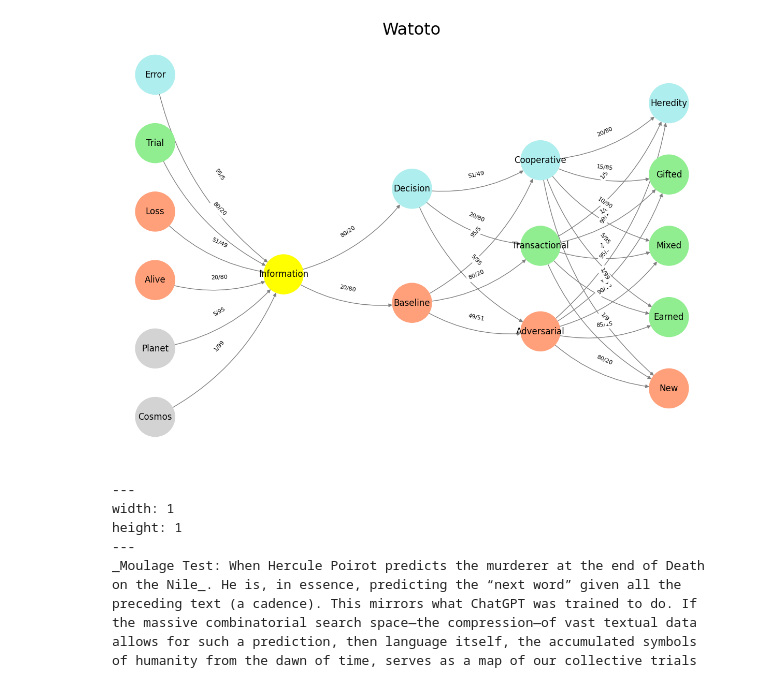
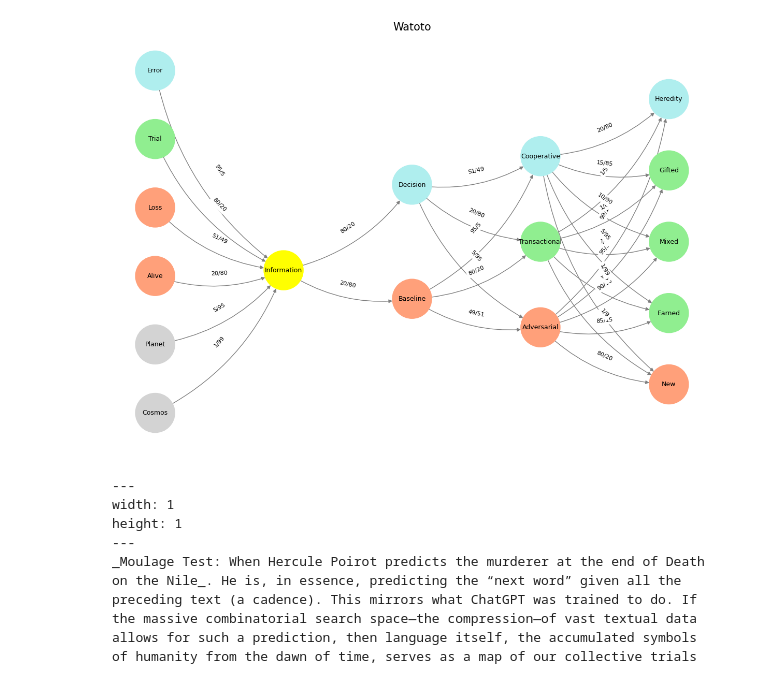
Before and after one commit to abikesa/obama, a Jupyter notebook: kitabo/ensi/_build/jupyter_execute/index.ipynb, the cells around one changed output. Drawn from its saved outputs; the diff is of its cells as text; code cells hidden in the pictures.

````diff
--- a/kitabo/ensi/_build/jupyter_execute/index.ipynb
+++ b/kitabo/ensi/_build/jupyter_execute/index.ipynb
@@ -97,36 +97,36 @@ def visualize_nn():
     G = nx.DiGraph()
     pos = {}
     node_colors = []
 
     # Add nodes and assign positions
     for i, (layer_name, nodes) in enumerate(layers.items()):
         positions = calculate_positions(nodes, x_offset=i * 2)
         for node, position in zip(nodes, positions):
             G.add_node(node, layer=layer_name)
             pos[node] = position
             node_colors.append(colors.get(node, 'lightgray'))
 
     # Add edges with weights
     for (source, target), weight in edges.items():
         if source in G.nodes and target in G.nodes:
             G.add_edge(source, target, weight=weight)
 
     # Draw the graph
     plt.figure(figsize=(12, 8))
     edges_labels = {(u, v): d["weight"] for u, v, d in G.edges(data=True)}
 
     nx.draw(
         G, pos, with_labels=True, node_color=node_colors, edge_color='gray',
-        node_size=3000, font_size=12, connectionstyle="arc3,rad=0.2"
+        node_size=3000, font_size=9, connectionstyle="arc3,rad=0.2"
     )
     nx.draw_networkx_edge_labels(G, pos, edge_labels=edges_labels, font_size=8)
-    plt.title("Watoto", fontsize=23)
+    plt.title("Watoto", fontsize=15)
     plt.show()
 
 # Run the visualization
 visualize_nn()
 # %% [output]
-[figure, old version]
+[figure, new version]
 # %% [markdown]
 ```{figure} figures/blanche.*
 ---
````
Also changed, not shown: 7 other files.
